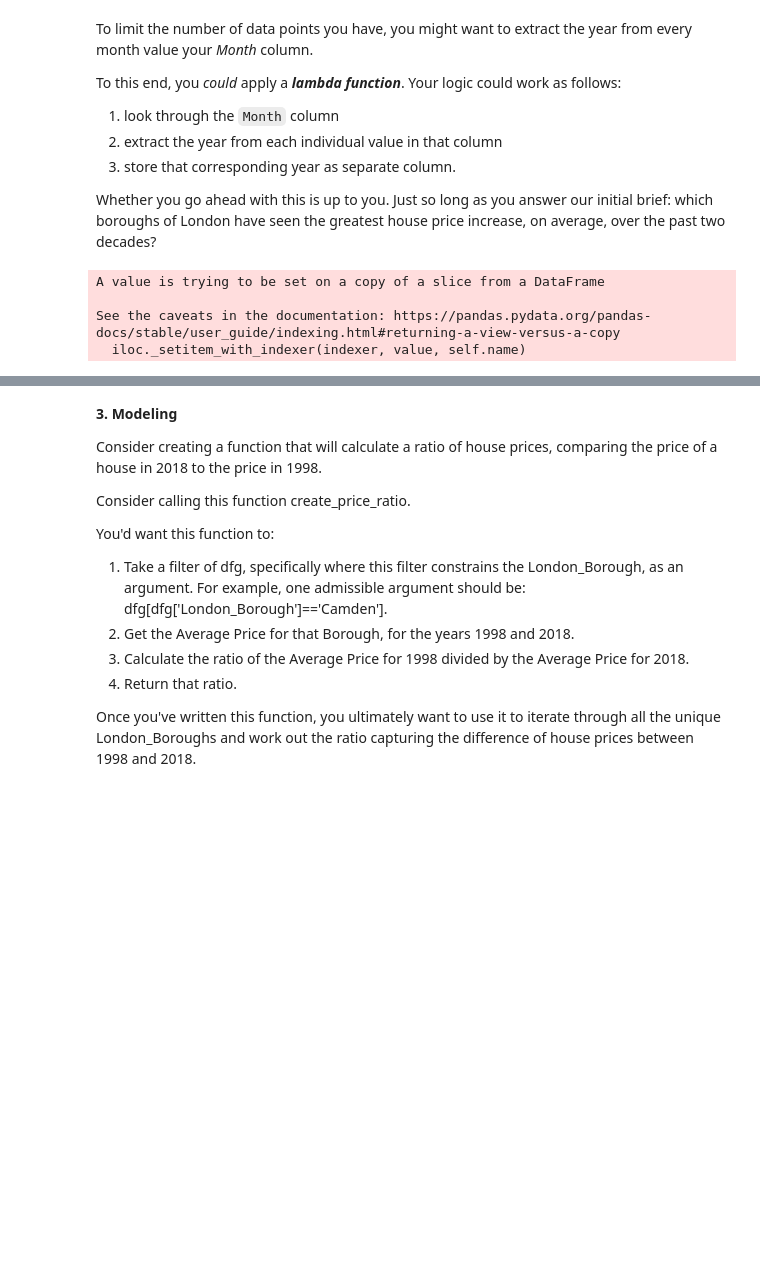
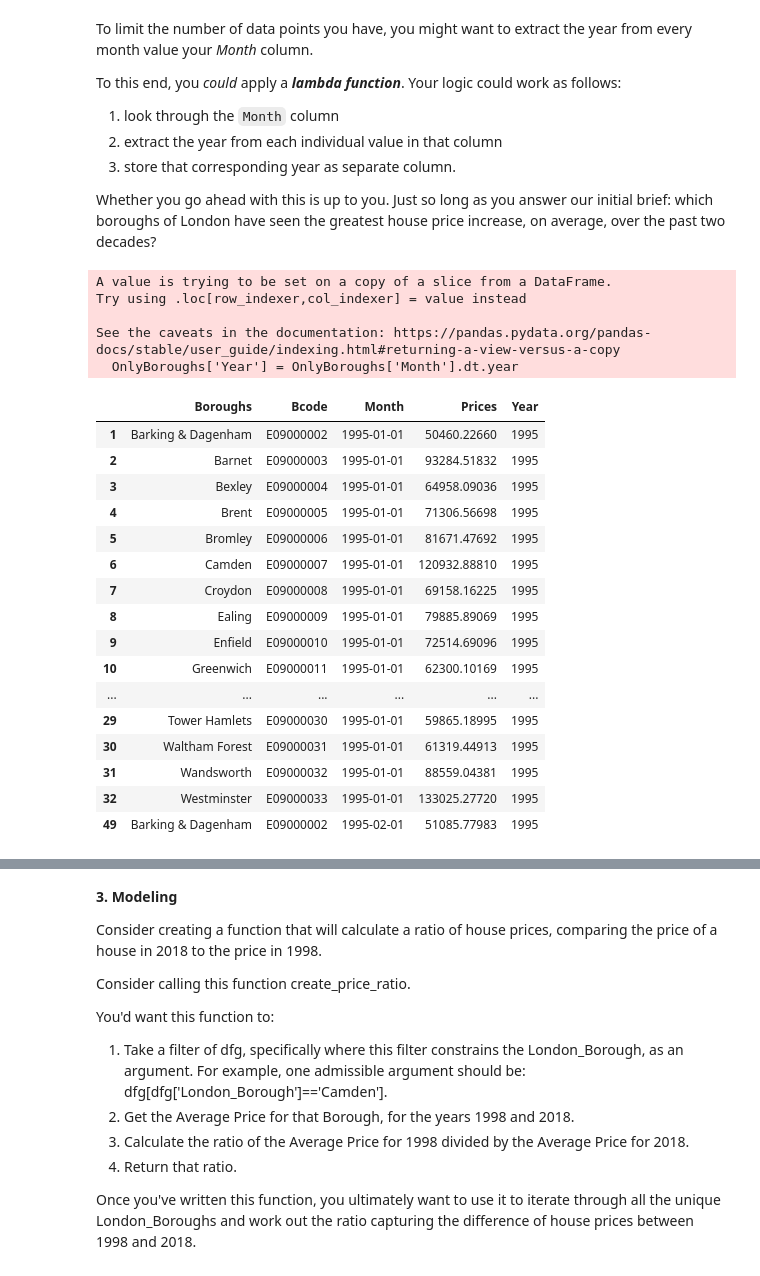
Before and after one commit to asridharan-phl/Springboard, a Jupyter notebook: Unit 4 Challenge - Tier 3 ASridharan.ipynb, the cells around one changed output, grey strips where cells are left out. Drawn from its saved outputs; the diff is of its cells as text; code cells hidden in the pictures; blank space fills up the shorter version.

```diff
--- a/Unit 4 Challenge - Tier 3 ASridharan.ipynb
+++ b/Unit 4 Challenge - Tier 3 ASridharan.ipynb
@@ -367,11 +367,30 @@ To this end, you *could* apply a ***lambda function***. Your logic could work as
 
 Whether you go ahead with this is up to you. Just so long as you answer our initial brief: which boroughs of London have seen the greatest house price increase, on average, over the past two decades?
 # %%
-Years_only = OnlyBoroughs['Month'].dt.year
+OnlyBoroughs['Year'] = OnlyBoroughs['Month'].dt.year
+# %% [output]
+A value is trying to be set on a copy of a slice from a DataFrame.
+Try using .loc[row_indexer,col_indexer] = value instead
+
+See the caveats in the documentation: https://pandas.pydata.org/pandas-docs/stable/user_guide/indexing.html#returning-a-view-versus-a-copy
+  OnlyBoroughs['Year'] = OnlyBoroughs['Month'].dt.year
-# %%
-OnlyBoroughs.loc['Years'] = Years_only
-# %% [output]
-A value is trying to be set on a copy of a slice from a DataFrame
-
-See the caveats in the documentation: https://pandas.pydata.org/pandas-docs/stable/user_guide/indexing.html#returning-a-view-versus-a-copy
-  iloc._setitem_with_indexer(indexer, value, self.name)
+# %%
+OnlyBoroughs.head(33)
+# %% [output]
+|  | Boroughs | Bcode | Month | Prices | Year |
+| 1 | Barking & Dagenham | E09000002 | 1995-01-01 | 50460.22660 | 1995 |
+| 2 | Barnet | E09000003 | 1995-01-01 | 93284.51832 | 1995 |
+| 3 | Bexley | E09000004 | 1995-01-01 | 64958.09036 | 1995 |
+| 4 | Brent | E09000005 | 1995-01-01 | 71306.56698 | 1995 |
+| 5 | Bromley | E09000006 | 1995-01-01 | 81671.47692 | 1995 |
+| 6 | Camden | E09000007 | 1995-01-01 | 120932.88810 | 1995 |
+| 7 | Croydon | E09000008 | 1995-01-01 | 69158.16225 | 1995 |
+| 8 | Ealing | E09000009 | 1995-01-01 | 79885.89069 | 1995 |
+| 9 | Enfield | E09000010 | 1995-01-01 | 72514.69096 | 1995 |
+| 10 | Greenwich | E09000011 | 1995-01-01 | 62300.10169 | 1995 |
+| ... | ... | ... | ... | ... | ... |
+| 29 | Tower Hamlets | E09000030 | 1995-01-01 | 59865.18995 | 1995 |
+| 30 | Waltham Forest | E09000031 | 1995-01-01 | 61319.44913 | 1995 |
+| 31 | Wandsworth | E09000032 | 1995-01-01 | 88559.04381 | 1995 |
+| 32 | Westminster | E09000033 | 1995-01-01 | 133025.27720 | 1995 |
+| 49 | Barking & Dagenham | E09000002 | 1995-02-01 | 51085.77983 | 1995 |
```
Also changed, not shown: parts of 21 cells of this notebook.
